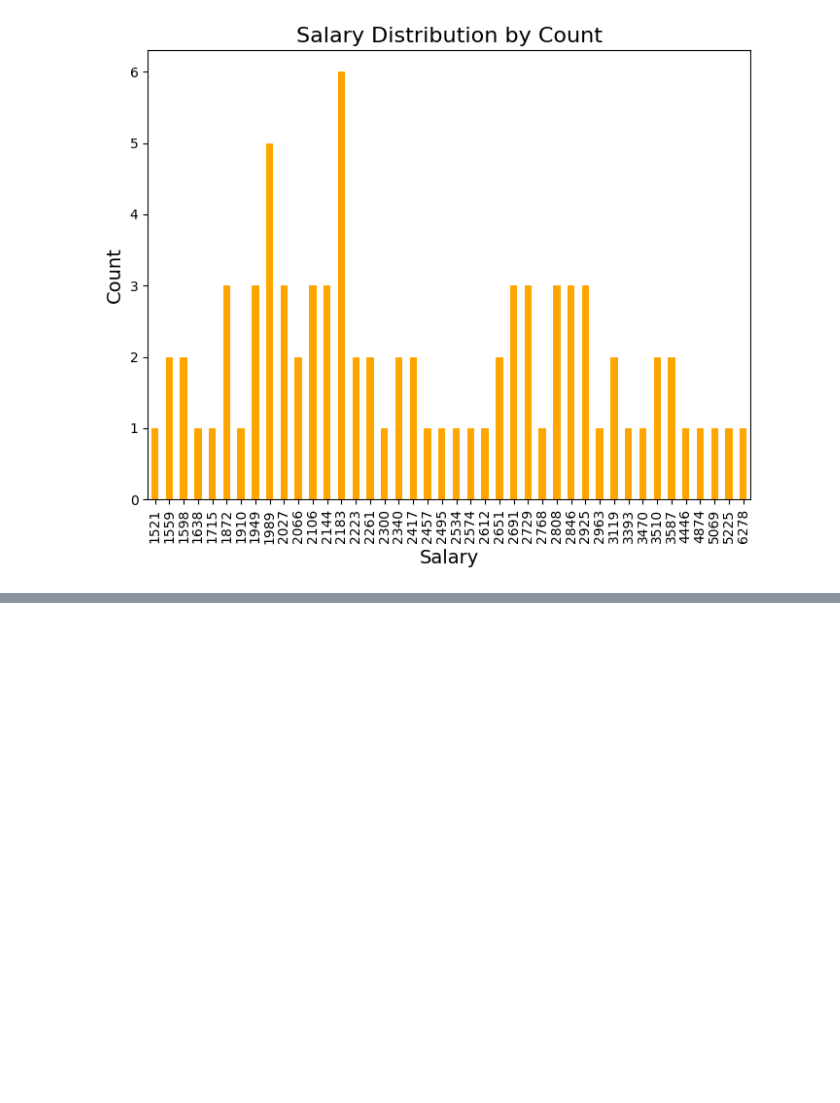
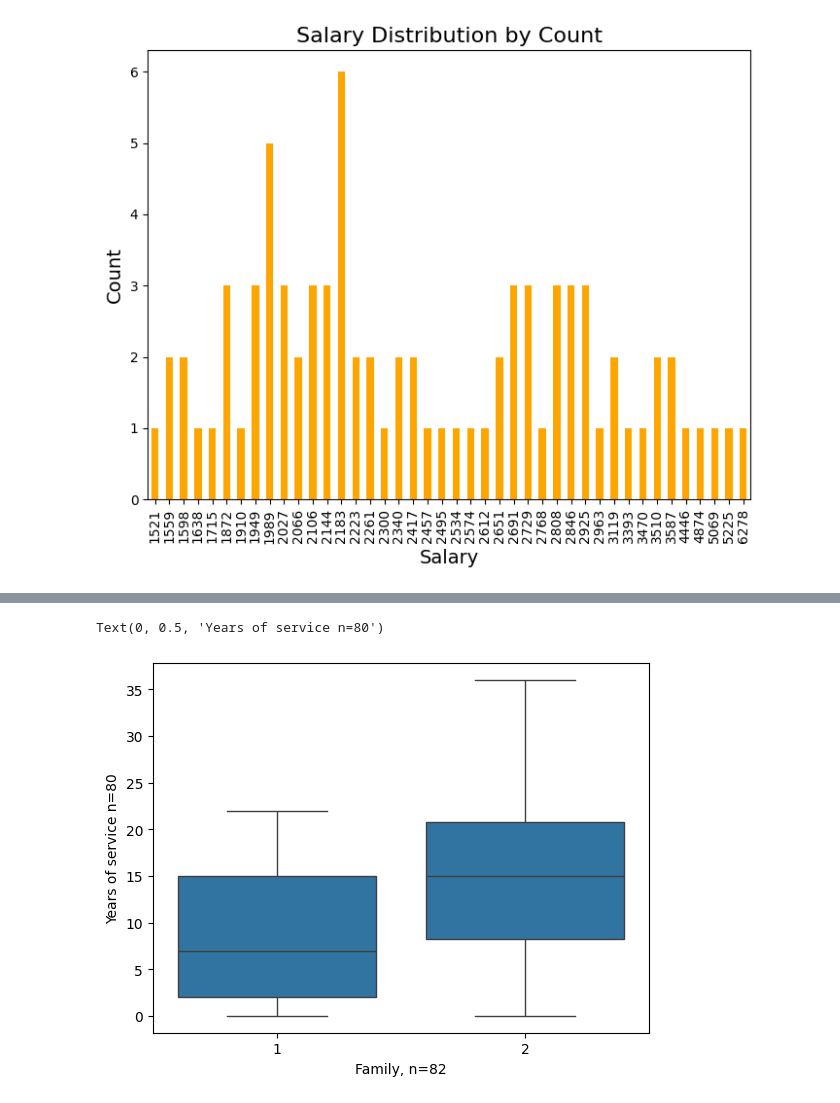
Before and after one commit to YSPLS/Tiedonk-sittely-pythonilla, a Jupyter notebook: code/project.ipynb, the cells around one changed output, grey strips where cells are left out. Saved outputs shown, nothing was run; the diff lists cells and outputs as text; code cells hidden in the pictures; blank space fills up the shorter version.

```diff
--- a/code/project.ipynb
+++ b/code/project.ipynb
@@ -247,0 +283,9 @@ TypeError: text() missing 1 required positional argument: 's'
+# %%
+# Create a boxplot of years of service by family status
+ax3 = sns.boxplot(x = df['family'], y = df['years_of_service'])
+
+ax3.set_xlabel('Family, n=' + str(df['family'].count()))
+ax3.set_ylabel('Years of service n=' + str(df['years_of_service'].count()))
+# %% [output]
+Text(0, 0.5, 'Years of service n=80')
+[figure, added]
```
Also changed, not shown: parts of 5 cells of this notebook.
